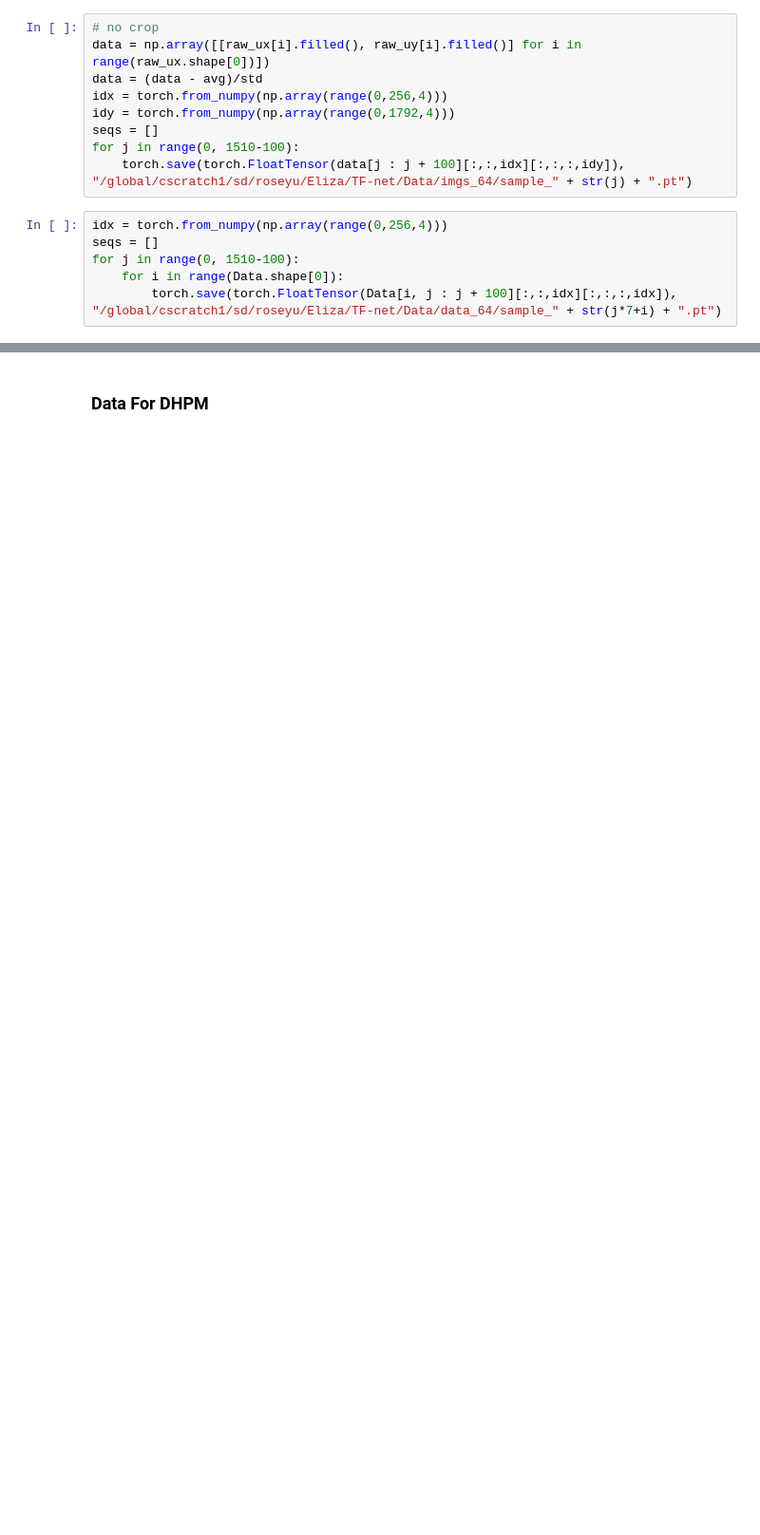
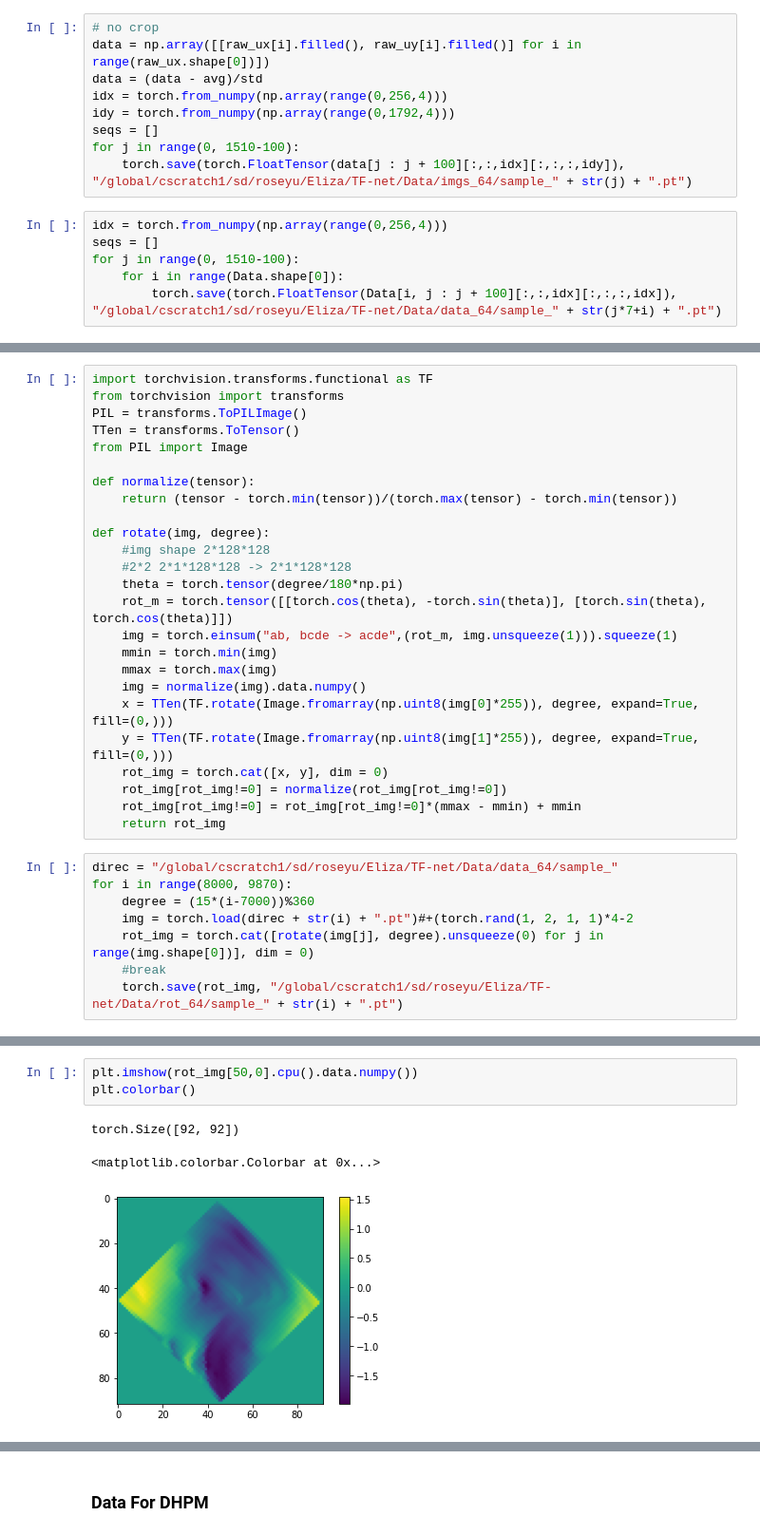
Before and after one commit to lizzij/Turbulence, a Jupyter notebook: Data/data_prep.ipynb, the cells around one changed output, grey strips where cells are left out. Shown at 95% size. Cells and saved outputs as stored; diff of their text form; blank space fills up the shorter version.

Commit message:
3d data explore

```diff
--- a/Data/data_prep.ipynb
+++ b/Data/data_prep.ipynb
@@ -112,0 +116,33 @@ for j in range(0, 1510-100):
+# %%
+import torchvision.transforms.functional as TF
+from torchvision import transforms
+PIL = transforms.ToPILImage()
+TTen = transforms.ToTensor()
+from PIL import Image
+
+def normalize(tensor):
+    return (tensor - torch.min(tensor))/(torch.max(tensor) - torch.min(tensor))
+
+def rotate(img, degree):
+    #img shape 2*128*128
+    #2*2 2*1*128*128 -> 2*1*128*128
+    theta = torch.tensor(degree/180*np.pi)
+    rot_m = torch.tensor([[torch.cos(theta), -torch.sin(theta)], [torch.sin(theta), torch.cos(theta)]])
+    img = torch.einsum("ab, bcde -> acde",(rot_m, img.unsqueeze(1))).squeeze(1)
+    mmin = torch.min(img)
+    mmax = torch.max(img)
+    img = normalize(img).data.numpy()
+    x = TTen(TF.rotate(Image.fromarray(np.uint8(img[0]*255)), degree, expand=True, fill=(0,)))
+    y = TTen(TF.rotate(Image.fromarray(np.uint8(img[1]*255)), degree, expand=True, fill=(0,)))
+    rot_img = torch.cat([x, y], dim = 0)
+    rot_img[rot_img!=0] = normalize(rot_img[rot_img!=0])
+    rot_img[rot_img!=0] = rot_img[rot_img!=0]*(mmax - mmin) + mmin
+    return rot_img
+# %%
+direc = "/global/cscratch1/sd/roseyu/Eliza/TF-net/Data/data_64/sample_"
+for i in range(8000, 9870):
+    degree = (15*(i-7000))%360
+    img = torch.load(direc + str(i) + ".pt")#+(torch.rand(1, 2, 1, 1)*4-2
+    rot_img = torch.cat([rotate(img[j], degree).unsqueeze(0) for j in range(img.shape[0])], dim = 0)
+    #break
+    torch.save(rot_img, "/global/cscratch1/sd/roseyu/Eliza/TF-net/Data/rot_64/sample_" + str(i) + ".pt")
@@ -112,0 +168,7 @@ for j in range(0, 1510-100):
+# %%
+plt.imshow(rot_img[50,0].cpu().data.numpy())
+plt.colorbar()
+# %% [output]
+torch.Size([92, 92])
+<matplotlib.colorbar.Colorbar at 0x...>
+[figure, added]
```
Also changed, not shown: parts of 14 cells of this notebook, 30 other files.
